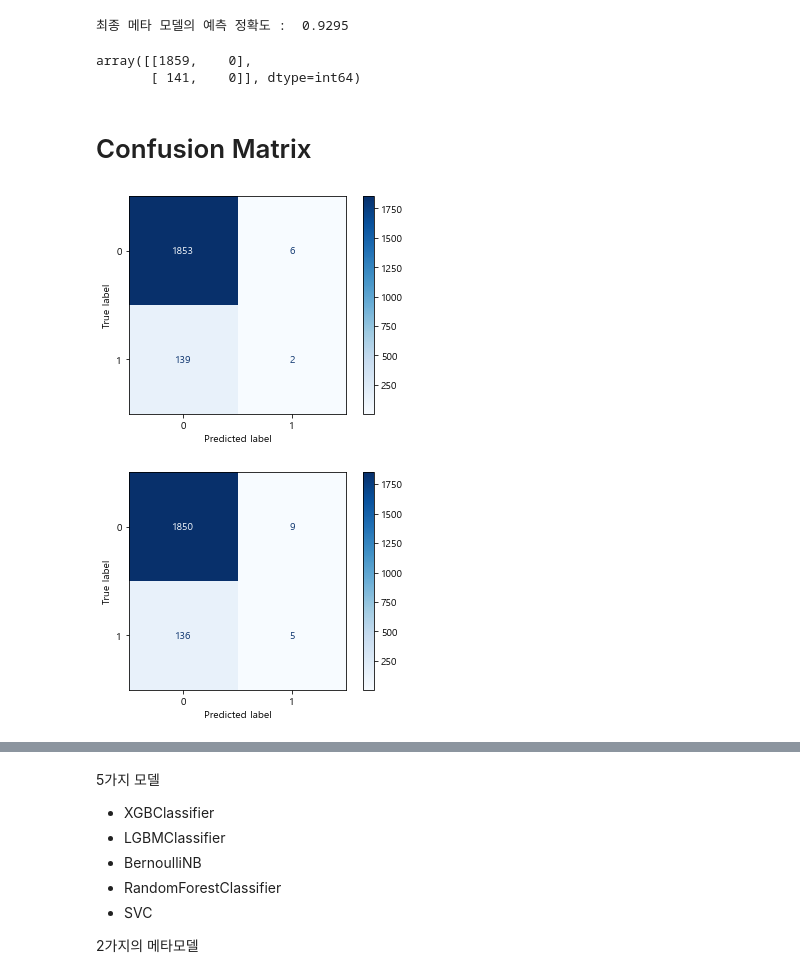
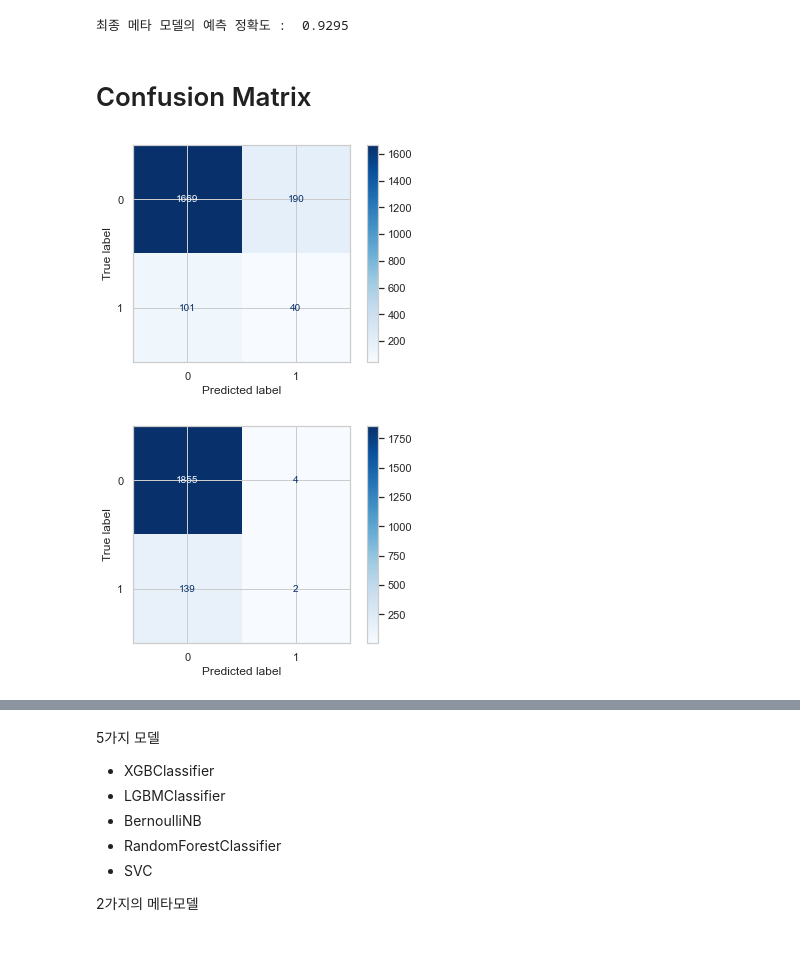
Before and after one commit to Tieck-IT/project, a Jupyter notebook: PredictDiabetes/SimpleModel.ipynb, the cells around one changed output, grey strips where cells are left out. Saved outputs shown, nothing was run; the diff lists cells and outputs as text; code cells hidden in the pictures; blank space fills up the shorter version.

```diff
--- a/PredictDiabetes/SimpleModel.ipynb
+++ b/PredictDiabetes/SimpleModel.ipynb
@@ -1637,18 +945,20 @@ final_models = [stack_classifier,voting_Classifier]
+# %%
+final_models = [StackingClassifier,VotingClassifier]
 # %%
 # final_model = LogisticRegression(C=10)
-final_model = LGBMClassifier(**best_prams[0][1])
+final_model = LGBMClassifier(**best_params["LGBMClassifier"])
 # %%
 final_preds = []
 final_probs = []
 for model in final_models:
-    fpred = model.predict(CXtest_robustScaled_df)
+    fpred = model.predict(X_test_df)
 #     fprob = model.predict(CXtest_robustScaled_df)
     final_preds.append(fpred)
 #     final_probs.append(fprob)
 # %%
 metamodel_preds = pd.DataFrame(final_preds).T
-final_model.fit(metamodel_preds,Cy_test)
-final_acc = np.mean(cross_val_score(final_model,metamodel_preds,Cy_test,cv=5))
+final_model.fit(metamodel_preds,y_test)
+final_acc = np.mean(cross_val_score(final_model,metamodel_preds,y_test,cv=5))
 print("최종 메타 모델의 예측 정확도 : " , final_acc )
 # %% [output]
 최종 메타 모델의 예측 정확도 :  0.9295
@@ -1662,21 +976,16 @@ final_matrix = confusion_matrix(Cy_test , final)
-# %%
-final_matrix
-# %% [output]
-array([[1859,    0],
-       [ 141,    0]], dtype=int64)
 # %% [markdown]
 # Confusion Matrix
 # %%
 from sklearn.metrics import plot_confusion_matrix
 # %%
-#XGBClassifier
-plot_confusion_matrix(model_list[0],CXtest_robustScaled_df, Cy_test,cmap=plt.cm.Blues)
+#VotingClassifier
+plot_confusion_matrix(VotingClassifier,X_test_df, y_test,cmap=plt.cm.Blues)
 plt.show()
 # %% [output]
-[figure, old version]
+[figure, new version]
 # %%
-#LGBMClassifier
-plot_confusion_matrix(model_list[1],CXtest_robustScaled_df, Cy_test,cmap=plt.cm.Blues)
+#StackingClassifier
+plot_confusion_matrix(StackingClassifier,X_test_df, y_test,cmap=plt.cm.Blues)
 plt.show()
 # %% [output]
-[figure, old version]
+[figure, new version]
```
Also changed, not shown: parts of 318 cells of this notebook, 7 other files.
